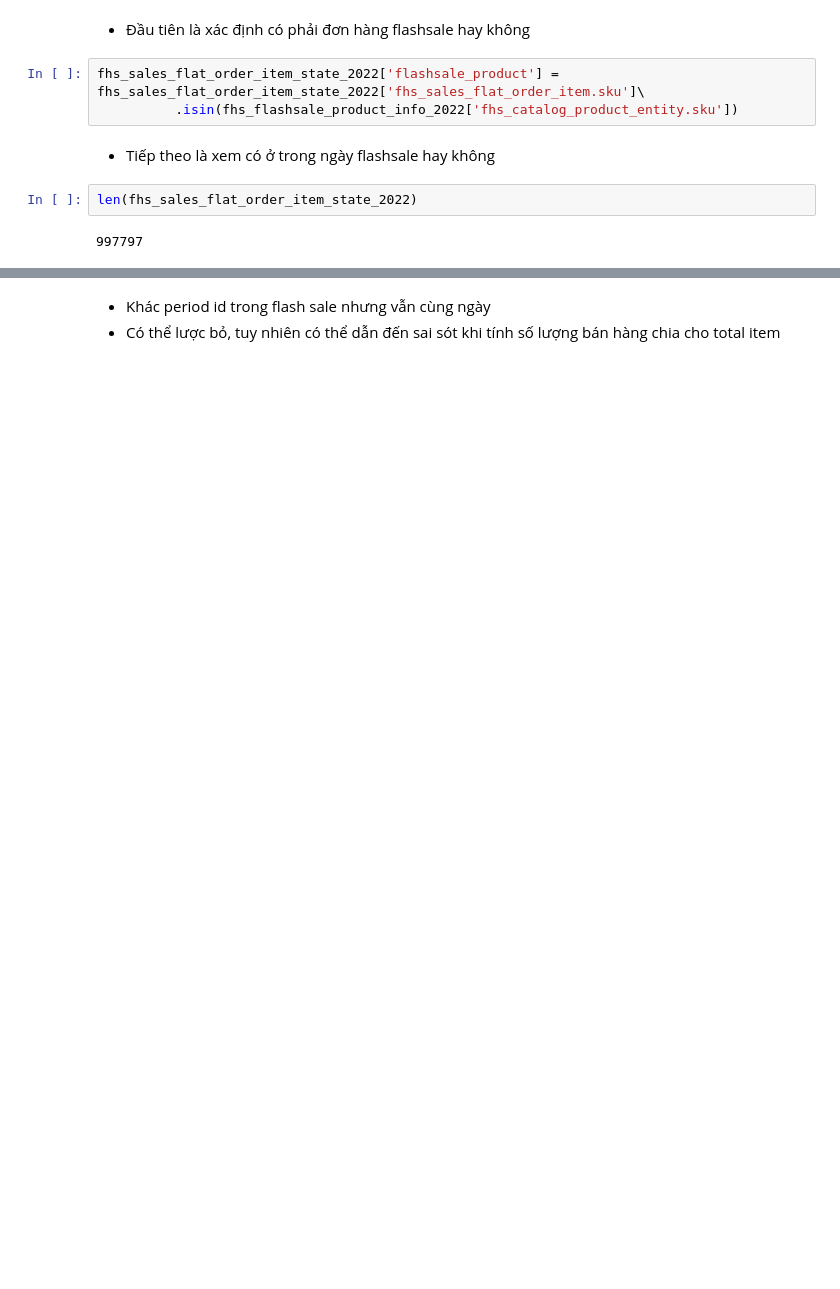
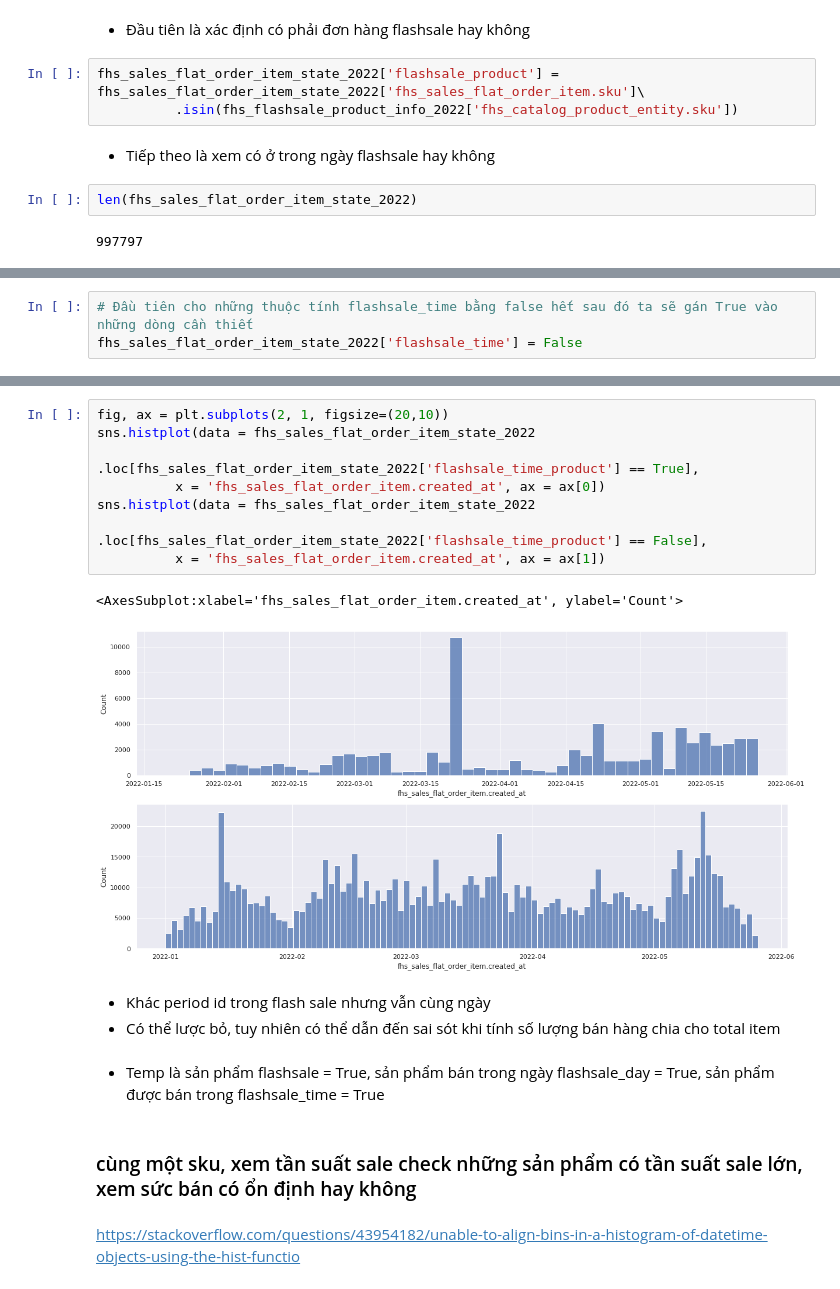
Before and after one commit to ToanLyHoa/Report-data-analysis, a Jupyter notebook: Analysis_Fahasa_Final.ipynb, the cells around one changed output, grey strips where cells are left out. Saved outputs shown, nothing was run; the diff lists cells and outputs as text; blank space fills up the shorter version.

```diff
--- a/Analysis_Fahasa_Final.ipynb
+++ b/Analysis_Fahasa_Final.ipynb
@@ -350,0 +258,3 @@ fhs_flashsale_period.id
+# %%
+# Đầu tiên cho những thuộc tính flashsale_time bằng false hết sau đó ta sẽ gán True vào những dòng cần thiết
+fhs_sales_flat_order_item_state_2022['flashsale_time'] = False
@@ -351,3 +390,20 @@ fhs_flashsale_period.id
+# %%
+fig, ax = plt.subplots(2, 1, figsize=(20,10))
+sns.histplot(data = fhs_sales_flat_order_item_state_2022
+                              .loc[fhs_sales_flat_order_item_state_2022['flashsale_time_product'] == True],
+          x = 'fhs_sales_flat_order_item.created_at', ax = ax[0])
+sns.histplot(data = fhs_sales_flat_order_item_state_2022
+                              .loc[fhs_sales_flat_order_item_state_2022['flashsale_time_product'] == False],
+          x = 'fhs_sales_flat_order_item.created_at', ax = ax[1])
+# %% [output]
+<AxesSubplot:xlabel='fhs_sales_flat_order_item.created_at', ylabel='Count'>
+[figure, added]
 # %% [markdown]
 - Khác period id trong flash sale nhưng vẫn cùng ngày
 - Có thể lược bỏ, tuy nhiên có thể dẫn đến sai sót khi tính số lượng bán hàng chia cho total item
+# %% [markdown]
+- Temp là sản phẩm flashsale = True, sản phẩm bán trong ngày flashsale_day = True, sản phẩm được bán trong flashsale_time = True
+# %% [markdown]
+### cùng một sku, xem tần suất sale check những sản phẩm có tần suất sale lớn, xem sức bán có ổn định hay không
+# %% [markdown]
+https://stackoverflow.com/questions/43954182/unable-to-align-bins-in-a-histogram-of-datetime-objects-using-the-hist-functio
```
Also changed, not shown: parts of 26 cells of this notebook, 2 other files.
